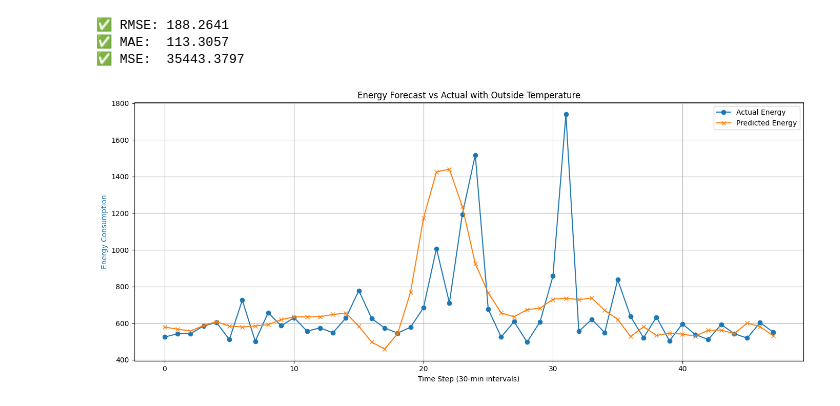
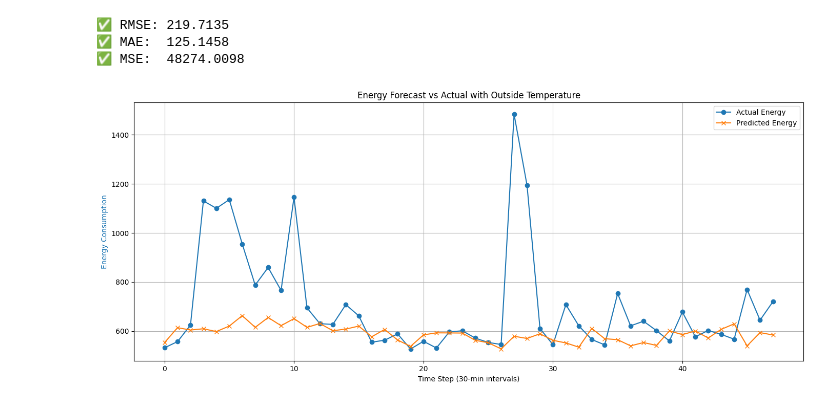
Before and after one commit to Kperis/Thesis_NILM, a Jupyter notebook: energy_forecast.ipynb, the cells around one changed output. Cells and saved outputs as stored; diff of their text form; code cells hidden in the pictures.

```diff
--- a/energy_forecast.ipynb
+++ b/energy_forecast.ipynb
@@ -36,19 +36,21 @@ def feature_engineer(file_path):
     df['energy_std_48'] = df['total_energy'].rolling(window=48).std().fillna(method='bfill')
     df['energy_spike'] = (df['total_energy'] > df['total_energy'].rolling(window=48).mean().fillna(method='bfill') + 3*df['total_energy'].rolling(window=48).std().fillna(method='bfill')).astype(float)
     df['rolling_max_3h'] = df['total_energy'].rolling(window=6).max().fillna(method='bfill')
+    df['recent_spike'] = df['total_energy'].diff().abs().rolling(2).max() > 200
+
     return df
 # %%
 import torch
 from torch.utils.data import TensorDataset, DataLoader
 
 
-def create_mimo_sequences(data, spike_data, input_len=96, output_len=48):
-    X, y, spike_targets = [], [], []
+def create_mimo_sequences(data, input_len=96, output_len=48):
+    X, y = [], []
     for i in range(len(data) - input_len - output_len):
         X.append(data[i:i+input_len])
         y.append(data[i+input_len:i+input_len+output_len, 0])
-        spike_targets.append(spike_data[i+input_len:i+input_len+output_len])
-    return np.array(X), np.array(y), np.array(spike_targets)
+        # spike_targets.append(spike_data[i+input_len:i+input_len+output_len])
+    return np.array(X), np.array(y)
 # %%
 import torch.nn as nn
 import matplotlib.pyplot as plt
@@ -332,39 +340,39 @@ mae = np.mean(np.abs(preds - targets))
 print(f"✅ RMSE: {rmse:.4f}")
 print(f"✅ MAE:  {mae:.4f}")
 print(f"✅ MSE:  {mse:.4f}")
-sample_idx = 10
+sample_idx = 6
 temperature_scaled = X_tensor[sample_idx, :, 1].numpy()
 dummy_temp = np.zeros((96, len(features)))
 dummy_temp[:, 1] = temperature_scaled
 temp_inv = scaler.inverse_transform(dummy_temp)[:, 1]
 fig, ax1 = plt.subplots(figsize=(14, 6))
 steps = np.arange(48)
 
 plt.plot(steps, targets[sample_idx], label="Actual Energy", marker='o', color='tab:blue')
 plt.plot(steps, preds[sample_idx], label="Predicted Energy", marker='x', color='tab:orange')
 plt.ylabel("Energy Consumption", color='tab:blue')
 plt.xlabel("Time Step (30-min intervals)")
 # ax1.set_ylabel("Energy Consumption", color='tab:blue')
 # ax1.tick_params(axis='y', labelcolor='tab:blue')
 
 # ax2 = ax1.twinx()
 # ax2.plot(steps, temp_inv, label="Outside Temp (°C)", color='tab:green', linestyle='--')
 # ax2.set_ylabel("Temperature (°C)", color='tab:green')
 # ax2.tick_params(axis='y', labelcolor='tab:green')
 
 # lines, labels = ax1.get_legend_handles_labels()
 # lines2, labels2 = ax2.get_legend_handles_labels()
 # ax1.legend(lines + lines2, labels + labels2, loc='upper right')
 plt.legend()
 plt.title("Energy Forecast vs Actual with Outside Temperature")
 plt.grid(True)
 plt.tight_layout()
 plt.show()
 # %% [output]
-✅ RMSE: 188.2641
-✅ MAE:  113.3057
-✅ MSE:  35443.3797
+✅ RMSE: 219.7135
+✅ MAE:  125.1458
+✅ MSE:  48274.0098
-[figure, old version]
+[figure, new version]
 # %%
 sample_idx = 3
 
```
Also changed, not shown: parts of 4 cells of this notebook.
